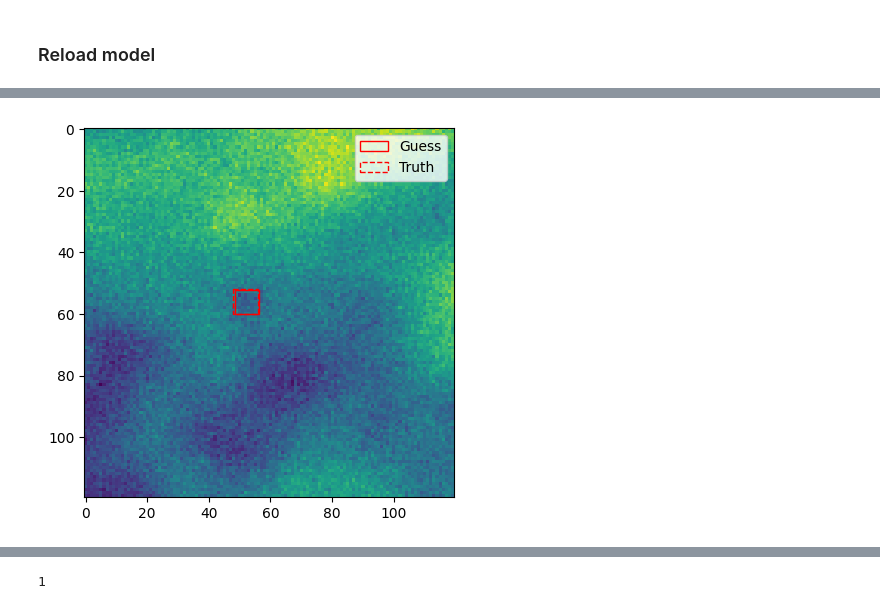
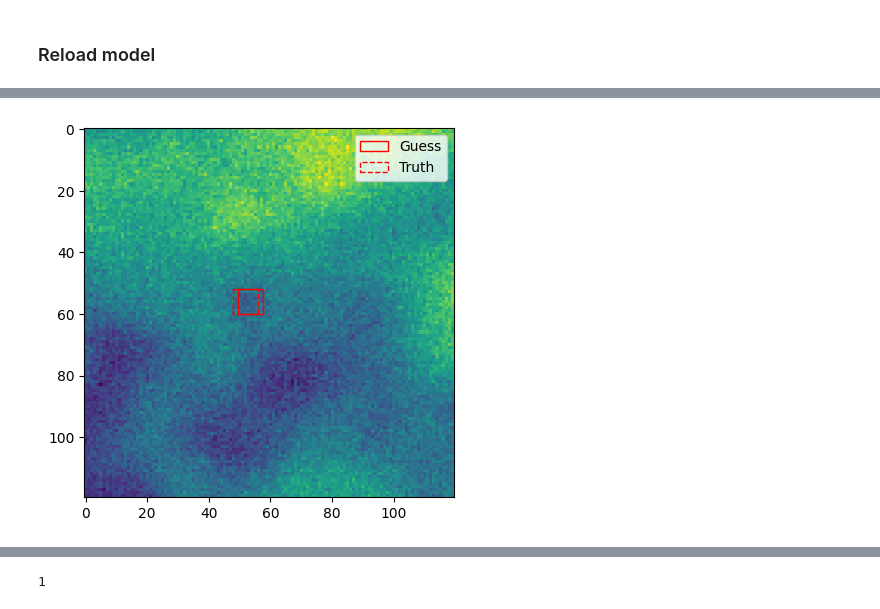
Before and after one commit to Sulla2012/ml-clusters, a Jupyter notebook: torch-mask-rcnn.ipynb, the cells around one changed output, grey strips where cells are left out. Drawn from its saved outputs; the diff is of its cells as text; code cells hidden in the pictures.

```diff
--- a/torch-mask-rcnn.ipynb
+++ b/torch-mask-rcnn.ipynb
@@ -82,7 +85,7 @@ dataset_test = ClusterDataset(root, get_transform(train=False),
 torch.manual_seed(1)
 indices = torch.randperm(len(dataset)).tolist()
 
-test_num = 20
+test_num = 200
 dataset = torch.utils.data.Subset(dataset, indices[:-test_num])
 dataset_test = torch.utils.data.Subset(dataset_test, indices[-test_num:])
 
@@ -158,9 +161,5 @@ Epoch: [0]  [ 110/1033]  eta: 0:04:30  lr: 0.000559  loss: 0.0269 (0.0295)  loss
 # %% [markdown]
 ### Reload model
 # %%
-#model.load_state_dict(torch.load("/project/r/rbond/jorlo/ml-clusters/models/torch-act/act-mobilenet-frcnn.pth"))
-#model.load_state_dict(torch.load(model_path + "act-{}-frcnn-indv.pth".format(backbone)))
-#model_path = "/mnt/welch/USERS/jorlo/ml-clusters/models/torch-act/"
-
-#model.load_state_dict(torch.load(model_path+"act-{}-frcnn-{}-tiles.pth".format(backbone, tile_type)))
-#model.load_state_dict(torch.load("/mnt/welch/USERS/jorlo/ml-clusters/models/mist-torch-act/act-resnet-frcnn-tiles.pth"))
+model_path = "/mnt/welch/USERS/jorlo/ml-clusters/models/torch-act/act-{}-frcnn-{}-tiles.pth".format(backbone, tile_type)
+model.load_state_dict(torch.load(model_path))
@@ -258,26 +246,28 @@ cents
 # %%
+j = 254
+
 fig = plt.figure()
 ax = fig.add_subplot(111)
 plt.imshow(img[0,...])
 
 colors = ["red", "black", "purple", "green", "yellow"]
 
 for i in range(len(prediction[0]['boxes'])):
     if prediction[0]['scores'][i]>=0.5:
         xmin, ymin, xmax, ymax = prediction[0]['boxes'][i].cpu().numpy()
         rectangle = plt.Rectangle((xmin,ymin), xmax-xmin,ymax-ymin, fc='none',ec=colors[i], label = 'Guess')
         ax.add_patch(rectangle)
 
 for i in range(len(truth['boxes'])):
     xmin, ymin, xmax, ymax = truth['boxes'][i].cpu().numpy()
     rectangle = plt.Rectangle((xmin,ymin), xmax-xmin,ymax-ymin, fc='none',ec=colors[i], linestyle = '--', label = 'Truth')
     ax.add_patch(rectangle)
 
 plt.legend()
 plt.savefig('./figs/region_prop_{}.png'.format(j))
 plt.savefig('./figs/region_prop_{}.pdf'.format(j))
 
 plt.show()
 plt.close()
 # %% [output]
-[figure, old version]
+[figure, new version]
```
Also changed, not shown: parts of 25 cells of this notebook, 9 other files.
